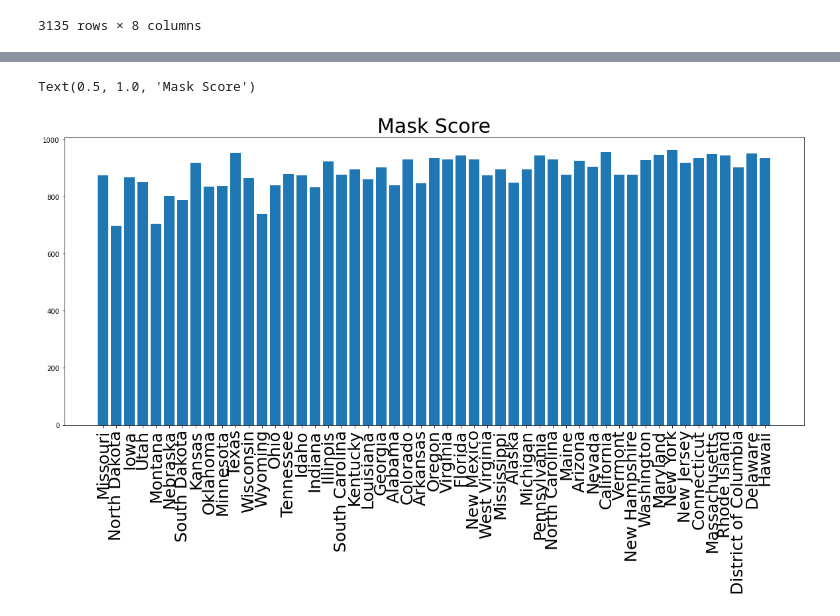
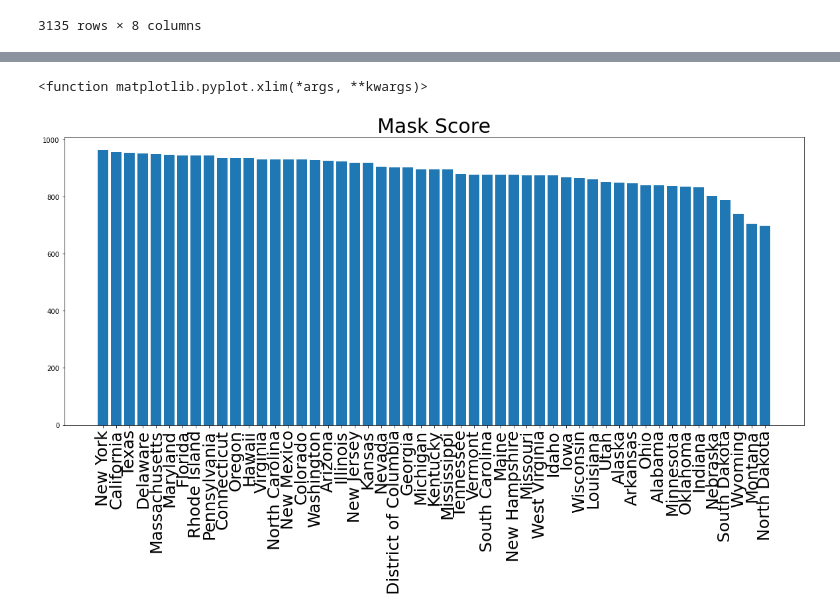
Before and after one commit to emersonmolett/Project-1, a Jupyter notebook: importingCSVs.ipynb, the cells around one changed output, grey strips where cells are left out. Cells and saved outputs as stored; diff of their text form; code cells hidden in the pictures.

```diff
--- a/importingCSVs.ipynb
+++ b/importingCSVs.ipynb
@@ -752,8 +752,8 @@ pd.options.display.float_format = '{:,.2f}%'.format
 # %%
 # Determined Mask Score by combining/adding the Frequently & Always cols for a county
 
-mask_counties["Mask Score"] = mask_counties["FREQUENTLY"].apply(percentages_to_floats) + mask_counties["ALWAYS"].apply(percentages_to_floats)
-mask_counties
+#mask_counties["Mask Score"] = mask_counties["FREQUENTLY"].apply(percentages_to_floats) + mask_counties["ALWAYS"].apply(percentages_to_floats)
+# mask_counties
 # %% [output]
 |  | COUNTYFP | NEVER | RARELY | SOMETIMES | FREQUENTLY | ALWAYS | Mask Score |
 | 0 | 1001 | 5.30% | 7.40% | 13.40% | 29.50% | 44.40% | 73.90% |
@@ -841,6 +843,3 @@ merged_df
 | 3133 | 56043 | 20.40% | 15.50% | 6.90% | 28.50% | 28.70% | 574.00% | Wyoming |
 | 3134 | 56045 | 14.20% | 12.90% | 14.80% | 20.70% | 37.40% | 635.50% | Wyoming |
 3135 rows × 8 columns
-# %%
-merged_df = merged_df.sort_values("Mask Score")
-merged_df
@@ -860,0 +846,7 @@ merged_df
+# %%
+# mask score sorted highest to lowest
+
+merged_df = merged_df.sort_values("Mask Score", ascending=False)
+merged_df
+
+# is there a connection between a higher or lower mask score based on location? Perhaps the geo map can provide additional info.
@@ -868,13 +874,15 @@ y_values = merged_df["Mask Score"]
 # %%
 # created bar chart to demonstrate visual of mask score
 fig, ax = plt.subplots(figsize=(20,8))
 ax.bar(x_values, y_values)
 plt.xticks(rotation=90)
 plt.xticks(fontsize=25)
 ax.set_title("Mask Score", fontsize=30)
+# ax.grid()
+plt.xlim
 # %% [output]
-Text(0.5, 1.0, 'Mask Score')
+<function matplotlib.pyplot.xlim(*args, **kwargs)>
-[figure, old version]
+[figure, new version]
 # %%
 # Emerson's code ends here for now
 # %%
```
Also changed, not shown: parts of 3 cells of this notebook.
